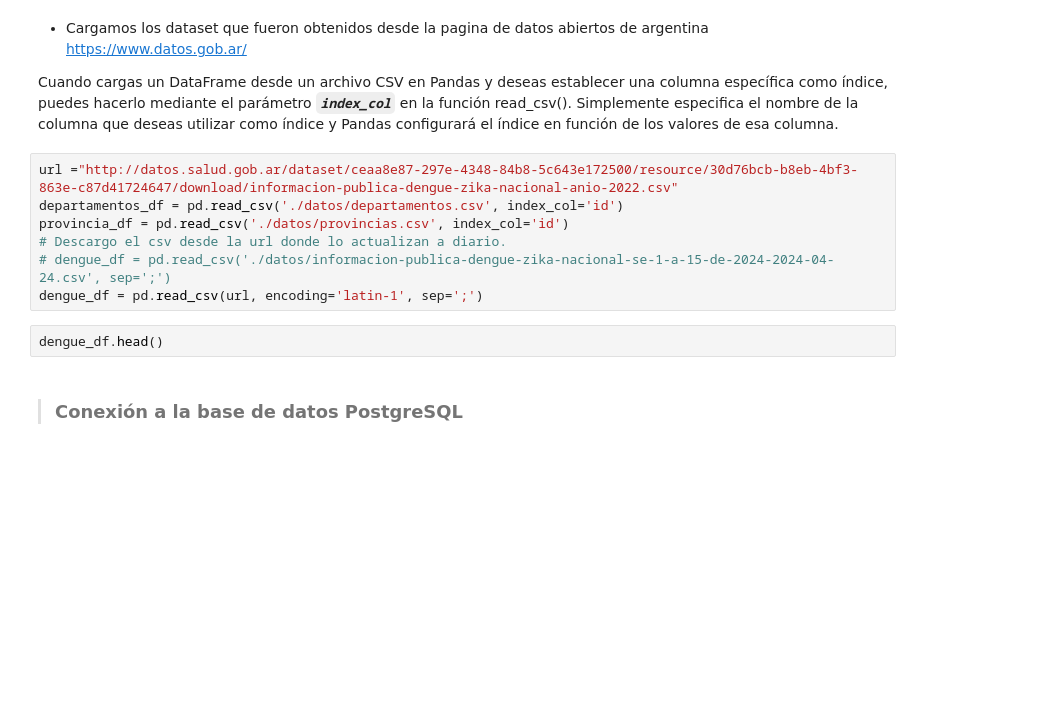
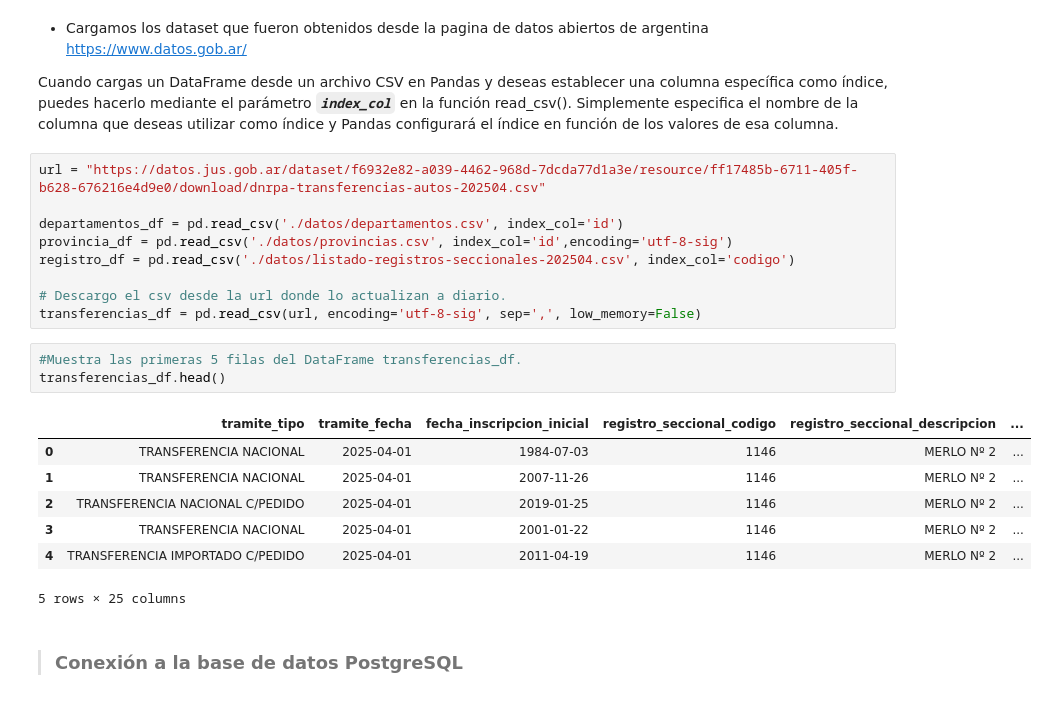
Before and after one commit to Zaca-123/postgres-etl-combustible, a Jupyter notebook: etl.ipynb, the cells around one changed output. Drawn from its saved outputs; the diff is of its cells as text; blank space fills up the shorter version.

```diff
--- a/etl.ipynb
+++ b/etl.ipynb
@@ -29,14 +29,25 @@ logging.basicConfig(level=logging.INFO)
 
 Cuando cargas un DataFrame desde un archivo CSV en Pandas y deseas establecer una columna específica como índice, puedes hacerlo mediante el parámetro ***`index_col`*** en la función read_csv(). Simplemente especifica el nombre de la columna que deseas utilizar como índice y Pandas configurará el índice en función de los valores de esa columna.
 # %%
-url ="http://datos.salud.gob.ar/dataset/ceaa8e87-297e-4348-84b8-5c643e172500/resource/30d76bcb-b8eb-4bf3-863e-c87d41724647/download/informacion-publica-dengue-zika-nacional-anio-2022.csv"
+url = "https://datos.jus.gob.ar/dataset/f6932e82-a039-4462-968d-7dcda77d1a3e/resource/ff17485b-6711-405f-b628-676216e4d9e0/download/dnrpa-transferencias-autos-202504.csv"
+
 departamentos_df = pd.read_csv('./datos/departamentos.csv', index_col='id')
-provincia_df = pd.read_csv('./datos/provincias.csv', index_col='id')
+provincia_df = pd.read_csv('./datos/provincias.csv', index_col='id',encoding='utf-8-sig')
+registro_df = pd.read_csv('./datos/listado-registros-seccionales-202504.csv', index_col='codigo')
+
 # Descargo el csv desde la url donde lo actualizan a diario.
-# dengue_df = pd.read_csv('./datos/informacion-publica-dengue-zika-nacional-se-1-a-15-de-2024-2024-04-24.csv', sep=';')
-dengue_df = pd.read_csv(url, encoding='latin-1', sep=';')
+transferencias_df = pd.read_csv(url, encoding='utf-8-sig', sep=',', low_memory=False)
-# %%
-dengue_df.head()
+# %%
+#Muestra las primeras 5 filas del DataFrame transferencias_df.
+transferencias_df.head()
+# %% [output]
+|  | tramite_tipo | tramite_fecha | fecha_inscripcion_inicial | registro_seccional_codigo | registro_seccional_descripcion | ... |
+| 0 | TRANSFERENCIA NACIONAL | 2025-04-01 | 1984-07-03 | 1146 | MERLO Nº 2 | ... |
+| 1 | TRANSFERENCIA NACIONAL | 2025-04-01 | 2007-11-26 | 1146 | MERLO Nº 2 | ... |
+| 2 | TRANSFERENCIA NACIONAL C/PEDIDO | 2025-04-01 | 2019-01-25 | 1146 | MERLO Nº 2 | ... |
+| 3 | TRANSFERENCIA NACIONAL | 2025-04-01 | 2001-01-22 | 1146 | MERLO Nº 2 | ... |
+| 4 | TRANSFERENCIA IMPORTADO C/PEDIDO | 2025-04-01 | 2011-04-19 | 1146 | MERLO Nº 2 | ... |
+5 rows × 25 columns
 # %% [markdown]
 > ### Conexión a la base de datos PostgreSQL
 # %% [markdown]
```
Also changed, not shown: parts of 12 cells of this notebook, 5 other files.
